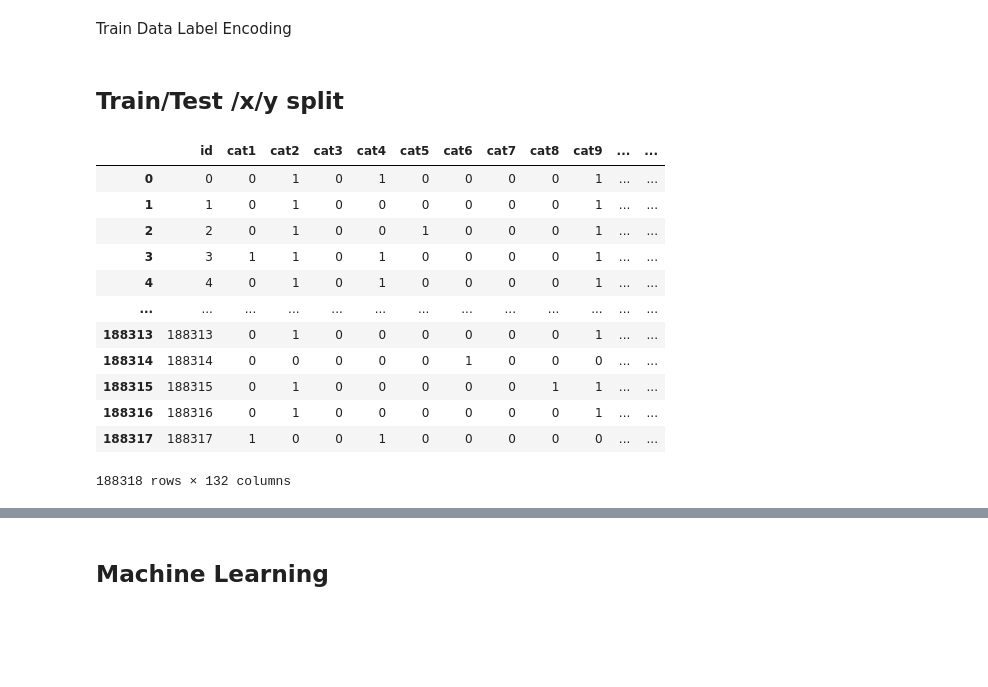
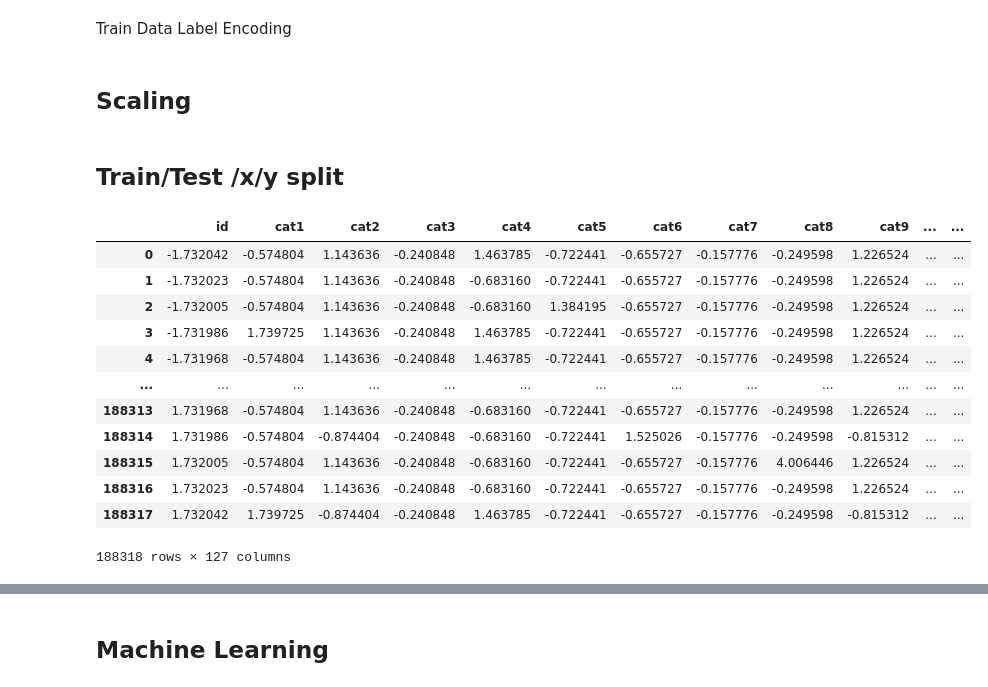
Before and after one commit to ukishore33/Analysing-cost-of-insurance-claims-post-an-unforeseen-event, a Jupyter notebook: Insurance_Claims_Unforeseen_Events.ipynb, the cells around one changed output, grey strips where cells are left out. Cells and saved outputs as stored; diff of their text form; code cells hidden in the pictures; blank space fills up the shorter version.

```diff
--- a/Insurance_Claims_Unforeseen_Events.ipynb
+++ b/Insurance_Claims_Unforeseen_Events.ipynb
@@ -19,4 +42,4 @@ from sklearn.linear_model import LinearRegression
 from sklearn.preprocessing import PolynomialFeatures
 from sklearn.metrics import mean_squared_error, r2_score
 # %%
-a=pd.read_csv('test.csv')
+a=pd.read_csv('train.csv')
@@ -146,0 +258,2 @@ plt.show()
+# %%
+a.drop(['cont2', 'cont3', 'cont4', 'cont5', 'cont14'], axis=1, inplace=True)
@@ -175,2 +284,7 @@ d = b.copy()  # Create a copy of the DataFrame
 columns_to_encode = [col for col in a.columns if col not in columns_to_exclude]
 d[columns_to_encode] = b[columns_to_encode].apply(LabelEncoder().fit_transform)
+# %% [markdown]
+## Scaling
+# %%
+scaler=StandardScaler()
+e=pd.DataFrame(scaler.fit_transform(c),columns=c.columns)
@@ -181,17 +296,17 @@ Test_Data=c
 # %%
-Train_Data=d
+Train_Data=e
 Train_Data
 # %% [output]
 |  | id | cat1 | cat2 | cat3 | cat4 | cat5 | cat6 | cat7 | cat8 | cat9 | ... | ... |
-| 0 | 0 | 0 | 1 | 0 | 1 | 0 | 0 | 0 | 0 | 1 | ... | ... |
-| 1 | 1 | 0 | 1 | 0 | 0 | 0 | 0 | 0 | 0 | 1 | ... | ... |
-| 2 | 2 | 0 | 1 | 0 | 0 | 1 | 0 | 0 | 0 | 1 | ... | ... |
-| 3 | 3 | 1 | 1 | 0 | 1 | 0 | 0 | 0 | 0 | 1 | ... | ... |
-| 4 | 4 | 0 | 1 | 0 | 1 | 0 | 0 | 0 | 0 | 1 | ... | ... |
+| 0 | -1.732042 | -0.574804 | 1.143636 | -0.240848 | 1.463785 | -0.722441 | -0.655727 | -0.157776 | -0.249598 | 1.226524 | ... | ... |
+| 1 | -1.732023 | -0.574804 | 1.143636 | -0.240848 | -0.683160 | -0.722441 | -0.655727 | -0.157776 | -0.249598 | 1.226524 | ... | ... |
+| 2 | -1.732005 | -0.574804 | 1.143636 | -0.240848 | -0.683160 | 1.384195 | -0.655727 | -0.157776 | -0.249598 | 1.226524 | ... | ... |
+| 3 | -1.731986 | 1.739725 | 1.143636 | -0.240848 | 1.463785 | -0.722441 | -0.655727 | -0.157776 | -0.249598 | 1.226524 | ... | ... |
+| 4 | -1.731968 | -0.574804 | 1.143636 | -0.240848 | 1.463785 | -0.722441 | -0.655727 | -0.157776 | -0.249598 | 1.226524 | ... | ... |
 | ... | ... | ... | ... | ... | ... | ... | ... | ... | ... | ... | ... | ... |
-| 188313 | 188313 | 0 | 1 | 0 | 0 | 0 | 0 | 0 | 0 | 1 | ... | ... |
-| 188314 | 188314 | 0 | 0 | 0 | 0 | 0 | 1 | 0 | 0 | 0 | ... | ... |
-| 188315 | 188315 | 0 | 1 | 0 | 0 | 0 | 0 | 0 | 1 | 1 | ... | ... |
-| 188316 | 188316 | 0 | 1 | 0 | 0 | 0 | 0 | 0 | 0 | 1 | ... | ... |
-| 188317 | 188317 | 1 | 0 | 0 | 1 | 0 | 0 | 0 | 0 | 0 | ... | ... |
+| 188313 | 1.731968 | -0.574804 | 1.143636 | -0.240848 | -0.683160 | -0.722441 | -0.655727 | -0.157776 | -0.249598 | 1.226524 | ... | ... |
+| 188314 | 1.731986 | -0.574804 | -0.874404 | -0.240848 | -0.683160 | -0.722441 | 1.525026 | -0.157776 | -0.249598 | -0.815312 | ... | ... |
+| 188315 | 1.732005 | -0.574804 | 1.143636 | -0.240848 | -0.683160 | -0.722441 | -0.655727 | -0.157776 | 4.006446 | 1.226524 | ... | ... |
+| 188316 | 1.732023 | -0.574804 | 1.143636 | -0.240848 | -0.683160 | -0.722441 | -0.655727 | -0.157776 | -0.249598 | 1.226524 | ... | ... |
+| 188317 | 1.732042 | 1.739725 | -0.874404 | -0.240848 | 1.463785 | -0.722441 | -0.655727 | -0.157776 | -0.249598 | -0.815312 | ... | ... |
-188318 rows × 132 columns
+188318 rows × 127 columns
```
Also changed, not shown: parts of 39 cells of this notebook.
